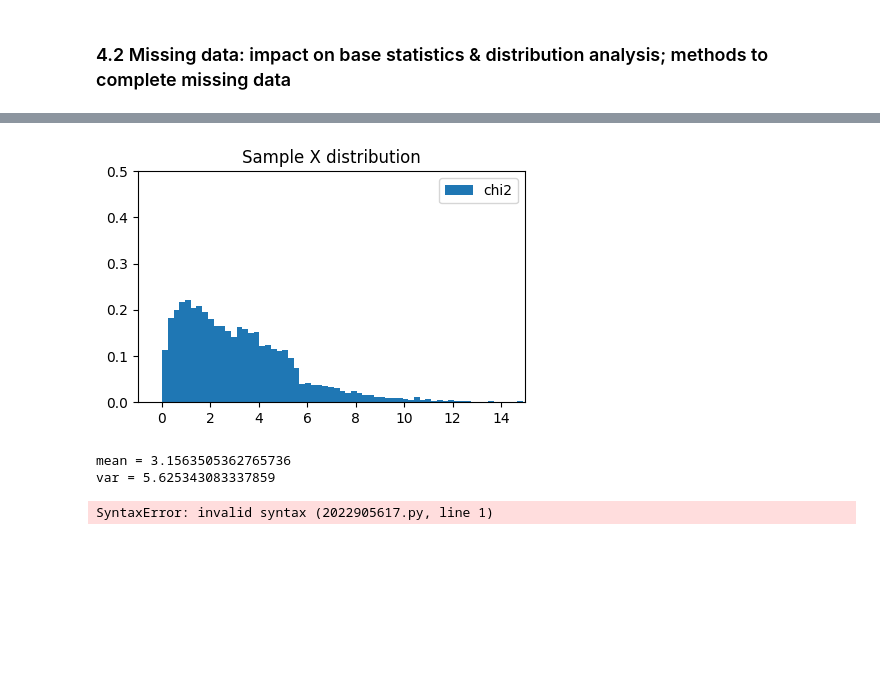
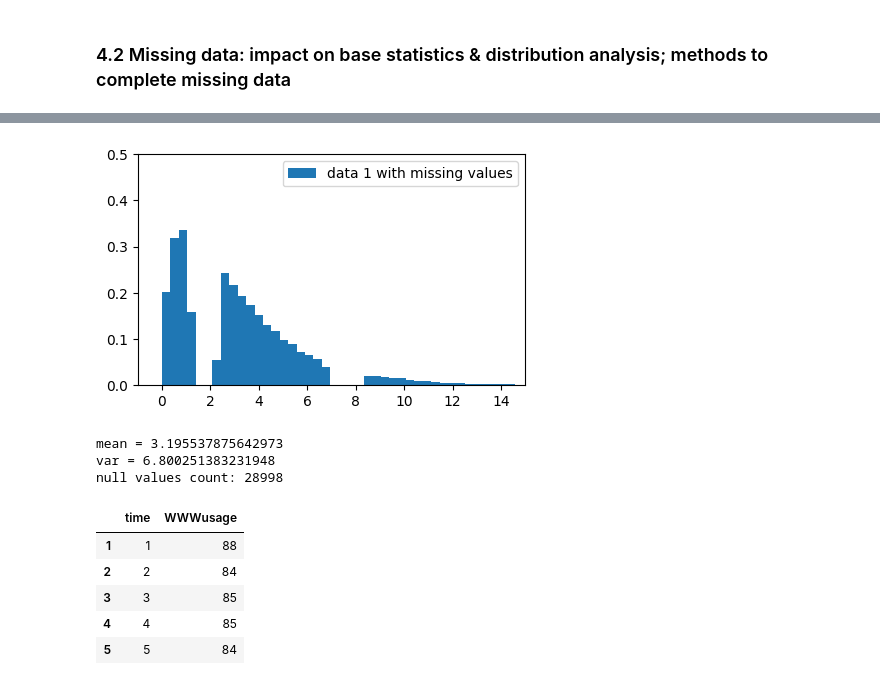
Before and after one commit to al3xkras/MathematicalStatistics-PG, a Jupyter notebook: Project4/Project4.ipynb, the cells around one changed output, grey strips where cells are left out. Drawn from its saved outputs; the diff is of its cells as text; code cells hidden in the pictures; blank space fills up the shorter version.

```diff
--- a/Project4/Project4.ipynb
+++ b/Project4/Project4.ipynb
@@ -10,0 +38,13 @@ from scipy.stats import chi2
+# %%
+def distribution_hist(sample,title="",label="",figsize=(5,3)):
+    plt.hist(sample,bins=80,density=True,label=label)
+    plt.xlim((-1,15))
+    plt.ylim((0,0.5))
+    if label:
+        plt.legend()
+    plt.title(title)
+    plt.gcf().set_size_inches(figsize)
+    plt.show()
+
+    print("mean =",sample.mean())
+    print("var =",sample.std()**2)
@@ -29,16 +145,0 @@ def X(k):
-# %%
-n = 3
-size=10000
-sample=X(size)
-def distribution_hist(sample):
-    plt.hist(sample,bins=80,density=True,label="chi2")
-    plt.xlim((-1,15))
-    plt.ylim((0,0.5))
-    plt.legend()
-    plt.title("Sample X distribution")
-    plt.gcf().set_size_inches((5,3))
-    plt.show()
-
-    print("mean =",sample.mean())
-    print("var =",sample.std()**2)
-distribution_hist(sample)
@@ -52,16 +149,15 @@ def corrupt_data(sample,fun):
     return np.array([fun(sample,i) for i in range(len(sample))],dtype=float)
 # %%
 from random import random
-#replace every 10th element with random noise
-replace_mod10_with_random_noise=lambda sample,i: sample[i] if i%10!=0 else sample.mean()+abs(random())*sample.std()
-
-samp1=corrupt_data(sample,replace_mod10_with_random_noise)
-distribution_hist(samp1)
+fun1=lambda sample,i: sample[i] if not len(sample)//4<i<len(sample)//2 else None
+fun2=lambda sample,i: sample[i] if not len(sample)//25*23<i<len(sample)//25*24 else None
+data1missing=corrupt_data(corrupt_data(sorted(data1),fun1),fun2)
+null_count=sum(np.isnan(data1missing))
+data1missing_nonnull=data1missing[~np.isnan(data1missing)]
+distribution_hist(data1missing_nonnull,label="data 1 with missing values")
+print("null values count:",null_count)
 # %% [output]
-[figure, old version]
+[figure, new version]
-mean = 3.1563505362765736
-var = 5.625343083337859
+mean = 3.195537875642973
+var = 6.800251383231948
+null values count: 28998
-# %%
-samp1.
-# %% [output]
-SyntaxError: invalid syntax (2022905617.py, line 1)
@@ -67,0 +195,9 @@ SyntaxError: invalid syntax (2022905617.py, line 1)
+# %%
+data2.head()
+# %% [output]
+|  | time | WWWusage |
+| 1 | 1 | 88 |
+| 2 | 2 | 84 |
+| 3 | 3 | 85 |
+| 4 | 4 | 85 |
+| 5 | 5 | 84 |
```
Also changed, not shown: parts of 25 cells of this notebook, 4 other files.
